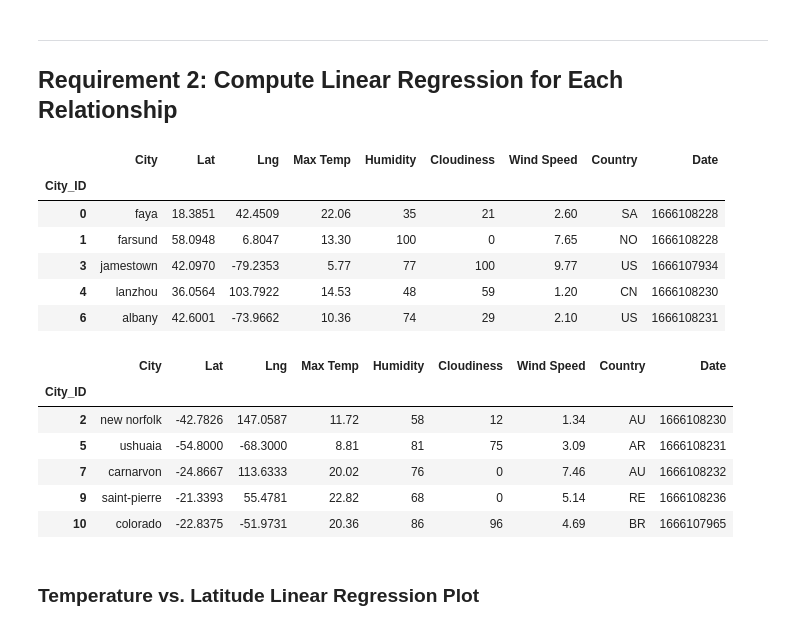
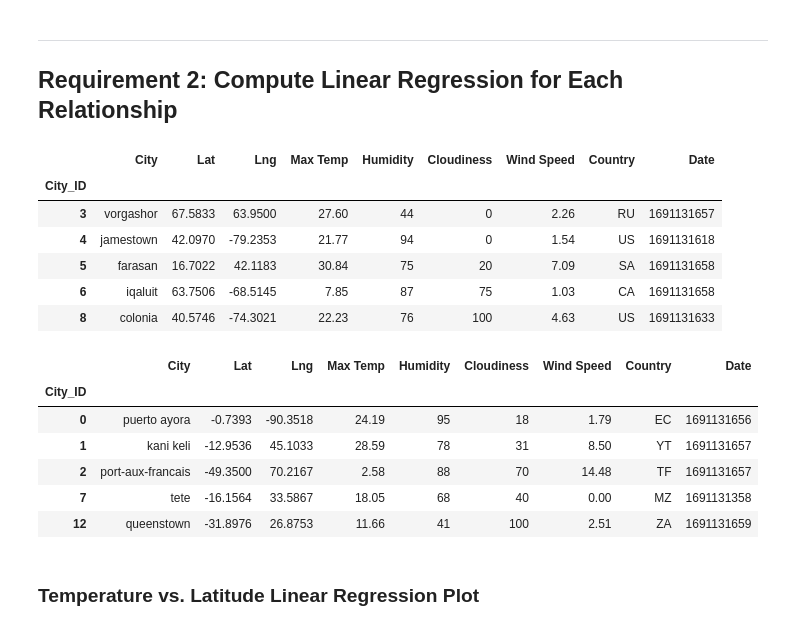
Before and after one commit to SIWhang213/python-api-challenge, a Jupyter notebook: WeatherPy.ipynb, the cells around one changed output. Saved outputs shown, nothing was run; the diff lists cells and outputs as text; code cells hidden in the pictures.

```diff
--- a/WeatherPy.ipynb
+++ b/WeatherPy.ipynb
@@ -283,30 +277,30 @@ plt.show()
 # %%
 # Create a DataFrame with the Northern Hemisphere data (Latitude >= 0)
-# YOUR CODE HERE
+northern_hemi_df = city_data_df.loc[city_data_df["Lat"]>=0]
 
 # Display sample data
 northern_hemi_df.head()
 # %% [output]
 |  | City | Lat | Lng | Max Temp | Humidity | Cloudiness | Wind Speed | Country | Date |
 | City_ID |  |  |  |  |  |  |  |  |  |
-| 0 | faya | 18.3851 | 42.4509 | 22.06 | 35 | 21 | 2.60 | SA | 1666108228 |
-| 1 | farsund | 58.0948 | 6.8047 | 13.30 | 100 | 0 | 7.65 | NO | 1666108228 |
-| 3 | jamestown | 42.0970 | -79.2353 | 5.77 | 77 | 100 | 9.77 | US | 1666107934 |
-| 4 | lanzhou | 36.0564 | 103.7922 | 14.53 | 48 | 59 | 1.20 | CN | 1666108230 |
-| 6 | albany | 42.6001 | -73.9662 | 10.36 | 74 | 29 | 2.10 | US | 1666108231 |
+| 3 | vorgashor | 67.5833 | 63.9500 | 27.60 | 44 | 0 | 2.26 | RU | 1691131657 |
+| 4 | jamestown | 42.0970 | -79.2353 | 21.77 | 94 | 0 | 1.54 | US | 1691131618 |
+| 5 | farasan | 16.7022 | 42.1183 | 30.84 | 75 | 20 | 7.09 | SA | 1691131658 |
+| 6 | iqaluit | 63.7506 | -68.5145 | 7.85 | 87 | 75 | 1.03 | CA | 1691131658 |
+| 8 | colonia | 40.5746 | -74.3021 | 22.23 | 76 | 100 | 4.63 | US | 1691131633 |
 # %%
 # Create a DataFrame with the Southern Hemisphere data (Latitude < 0)
-# YOUR CODE HERE
+southern_hemi_df = city_data_df.loc[city_data_df["Lat"]<0]
 
 # Display sample data
 southern_hemi_df.head()
 # %% [output]
 |  | City | Lat | Lng | Max Temp | Humidity | Cloudiness | Wind Speed | Country | Date |
 | City_ID |  |  |  |  |  |  |  |  |  |
-| 2 | new norfolk | -42.7826 | 147.0587 | 11.72 | 58 | 12 | 1.34 | AU | 1666108230 |
-| 5 | ushuaia | -54.8000 | -68.3000 | 8.81 | 81 | 75 | 3.09 | AR | 1666108231 |
-| 7 | carnarvon | -24.8667 | 113.6333 | 20.02 | 76 | 0 | 7.46 | AU | 1666108232 |
-| 9 | saint-pierre | -21.3393 | 55.4781 | 22.82 | 68 | 0 | 5.14 | RE | 1666108236 |
-| 10 | colorado | -22.8375 | -51.9731 | 20.36 | 86 | 96 | 4.69 | BR | 1666107965 |
+| 0 | puerto ayora | -0.7393 | -90.3518 | 24.19 | 95 | 18 | 1.79 | EC | 1691131656 |
+| 1 | kani keli | -12.9536 | 45.1033 | 28.59 | 78 | 31 | 8.50 | YT | 1691131657 |
+| 2 | port-aux-francais | -49.3500 | 70.2167 | 2.58 | 88 | 70 | 14.48 | TF | 1691131657 |
+| 7 | tete | -16.1564 | 33.5867 | 18.05 | 68 | 40 | 0.00 | MZ | 1691131358 |
+| 12 | queenstown | -31.8976 | 26.8753 | 11.66 | 41 | 100 | 2.51 | ZA | 1691131659 |
 # %% [markdown]
 ###  Temperature vs. Latitude Linear Regression Plot
```
Also changed, not shown: parts of 37 cells of this notebook, 7 other files.
